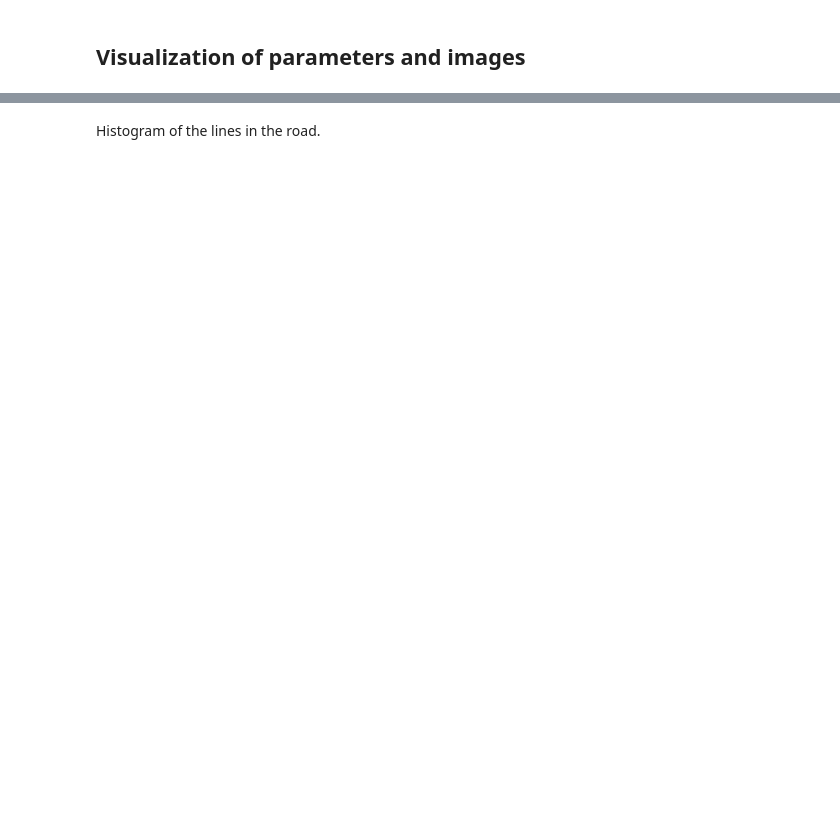
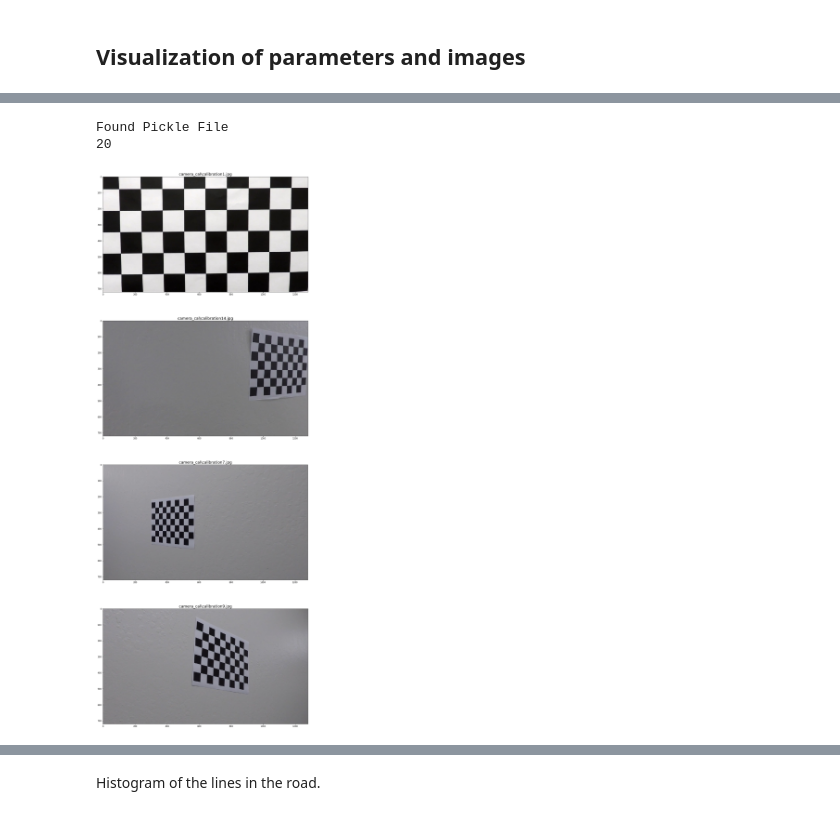
Before and after one commit to jkocsis3/Advanced-Lane-Finding, a Jupyter notebook: AdvancedLaneDetection.ipynb, the cells around one changed output, grey strips where cells are left out. Saved outputs shown, nothing was run; the diff lists cells and outputs as text; code cells hidden in the pictures; blank space fills up the shorter version.

```diff
--- a/AdvancedLaneDetection.ipynb
+++ b/AdvancedLaneDetection.ipynb
@@ -575,34 +512,38 @@ images = glob.glob("camera_cal/calibration*.jpg")
 calCheck = Path("./calibration_pickle.p")
 if calCheck.is_file():
     print("Found Pickle File")
     dist_pickle = pickle.load(open("./calibration_pickle.p", "rb"))
     mtx = dist_pickle["mtx"]
     dist = dist_pickle["dist"]
 else:
     print("No Pickle file found, starting camera calibration")
     mtx, dist = CalibrateCamera((9,6))
 for imagePath in images:
     workingImage = mpimg.imread(imagePath)
     dst = cv2.undistort(workingImage, mtx, dist, None, mtx)
     undistortedImages.append(dst)
     names.append(imagePath)
 print(len(undistortedImages))
 f, (ax1, ax2, ax3, ax4) = plt.subplots(4, 1, figsize=(24, 9))
 f.tight_layout()
 
 ax1.imshow(undistortedImages[0])
 ax1.set_title(names[0], fontsize=18)
 
 ax2.imshow(undistortedImages[5])
 ax2.set_title(names[5], fontsize=18)
 
 ax3.imshow(undistortedImages[17])
 ax3.set_title(names[17], fontsize=18)
 
 ax4.imshow(undistortedImages[19])
 ax4.set_title(names[19], fontsize=18)
 
-plt.subplots_adjust(left=0., right=1, top=0.9, bottom=0.)
+plt.subplots_adjust(left=0., right=1, top=5, bottom=1.)
+# %% [output]
+Found Pickle File
+20
+[figure, added]
 # %%
 # visualize the undistorted image
 chessboardCount = (9,5)
```
Also changed, not shown: parts of 23 cells of this notebook, 3 other files.
